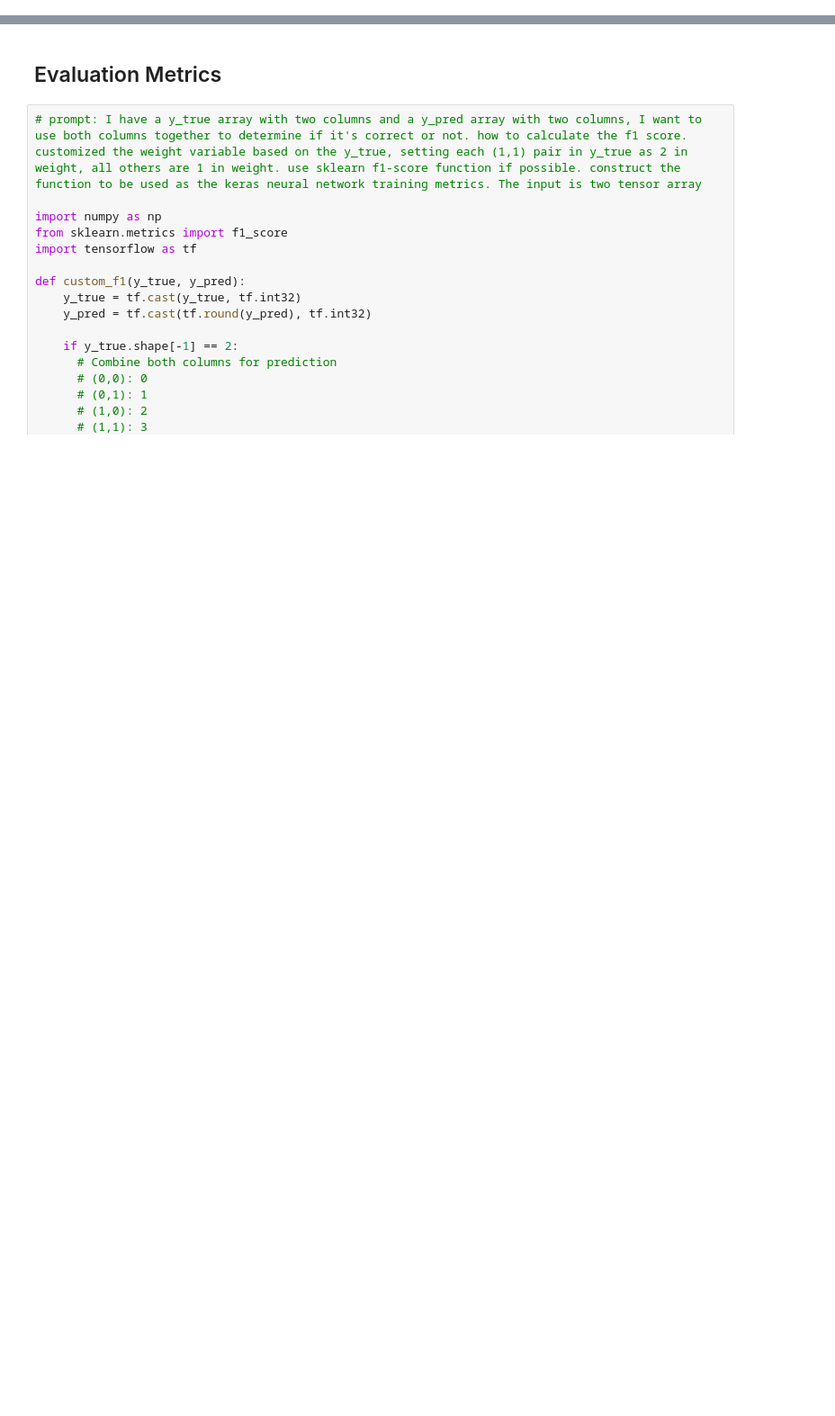
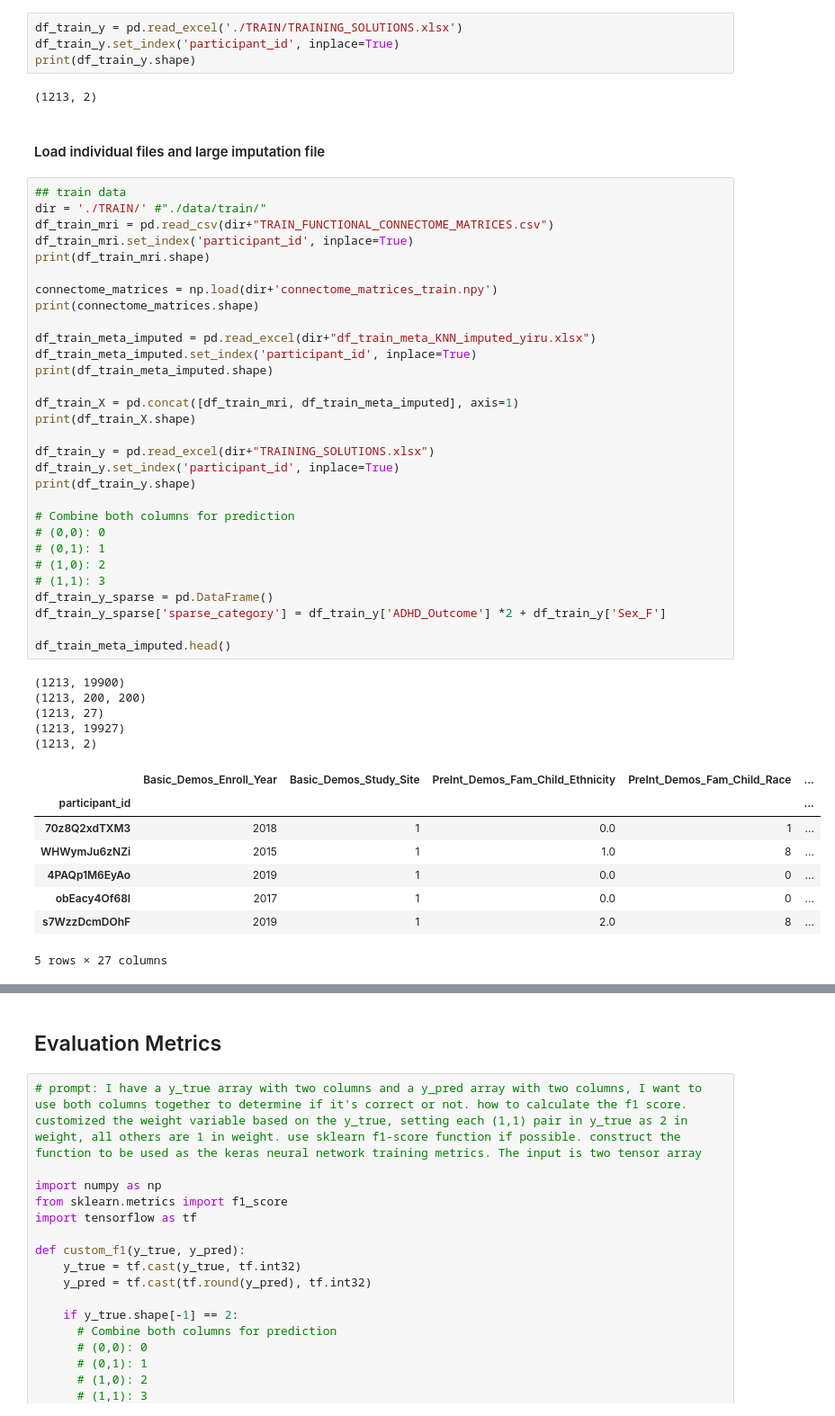
Before and after one commit to jchen0000/widsdatathon2025, a Jupyter notebook: python/CNN_pipeline.ipynb, the cells around one changed output, grey strips where cells are left out. Shown at 90% size. Saved outputs shown, nothing was run; the diff lists cells and outputs as text; blank space fills up the shorter version.

```diff
--- a/python/CNN_pipeline.ipynb
+++ b/python/CNN_pipeline.ipynb
@@ -21,0 +223,52 @@ Mounted at /content/drive
+# %%
+df_train_y = pd.read_excel('./TRAIN/TRAINING_SOLUTIONS.xlsx')
+df_train_y.set_index('participant_id', inplace=True)
+print(df_train_y.shape)
+# %% [output]
+(1213, 2)
+# %% [markdown]
+#### Load individual files and large imputation file
+# %%
+## train data
+dir = './TRAIN/' #"./data/train/"
+df_train_mri = pd.read_csv(dir+"TRAIN_FUNCTIONAL_CONNECTOME_MATRICES.csv")
+df_train_mri.set_index('participant_id', inplace=True)
+print(df_train_mri.shape)
+
+connectome_matrices = np.load(dir+'connectome_matrices_train.npy')
+print(connectome_matrices.shape)
+
+df_train_meta_imputed = pd.read_excel(dir+"df_train_meta_KNN_imputed_yiru.xlsx")
+df_train_meta_imputed.set_index('participant_id', inplace=True)
+print(df_train_meta_imputed.shape)
+
+df_train_X = pd.concat([df_train_mri, df_train_meta_imputed], axis=1)
+print(df_train_X.shape)
+
+df_train_y = pd.read_excel(dir+"TRAINING_SOLUTIONS.xlsx")
+df_train_y.set_index('participant_id', inplace=True)
+print(df_train_y.shape)
+
+# Combine both columns for prediction
+# (0,0): 0
+# (0,1): 1
+# (1,0): 2
+# (1,1): 3
+df_train_y_sparse = pd.DataFrame()
+df_train_y_sparse['sparse_category'] = df_train_y['ADHD_Outcome'] *2 + df_train_y['Sex_F']
+
+df_train_meta_imputed.head()
+# %% [output]
+(1213, 19900)
+(1213, 200, 200)
+(1213, 27)
+(1213, 19927)
+(1213, 2)
+|  | Basic_Demos_Enroll_Year | Basic_Demos_Study_Site | PreInt_Demos_Fam_Child_Ethnicity | PreInt_Demos_Fam_Child_Race | ... |
+| participant_id |  |  |  |  | ... |
+| 70z8Q2xdTXM3 | 2018 | 1 | 0.0 | 1 | ... |
+| WHWymJu6zNZi | 2015 | 1 | 1.0 | 8 | ... |
+| 4PAQp1M6EyAo | 2019 | 1 | 0.0 | 0 | ... |
+| obEacy4Of68I | 2017 | 1 | 0.0 | 0 | ... |
+| s7WzzDcmDOhF | 2019 | 1 | 2.0 | 8 | ... |
+5 rows × 27 columns
```
Also changed, not shown: parts of 85 cells of this notebook.
